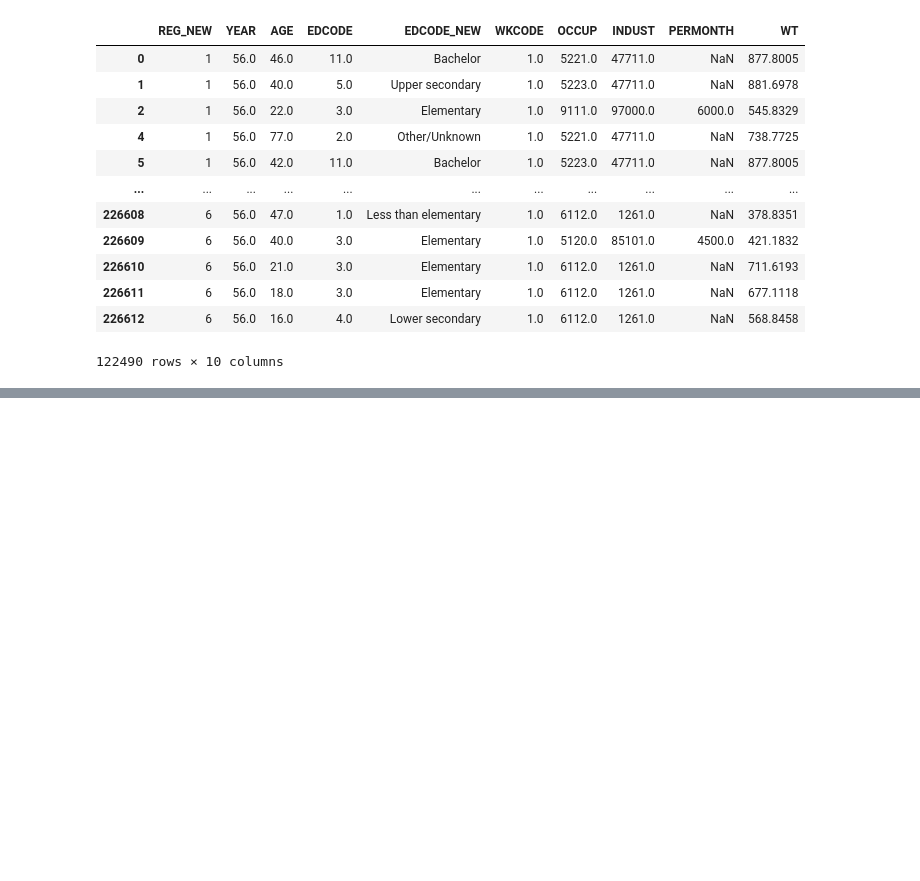
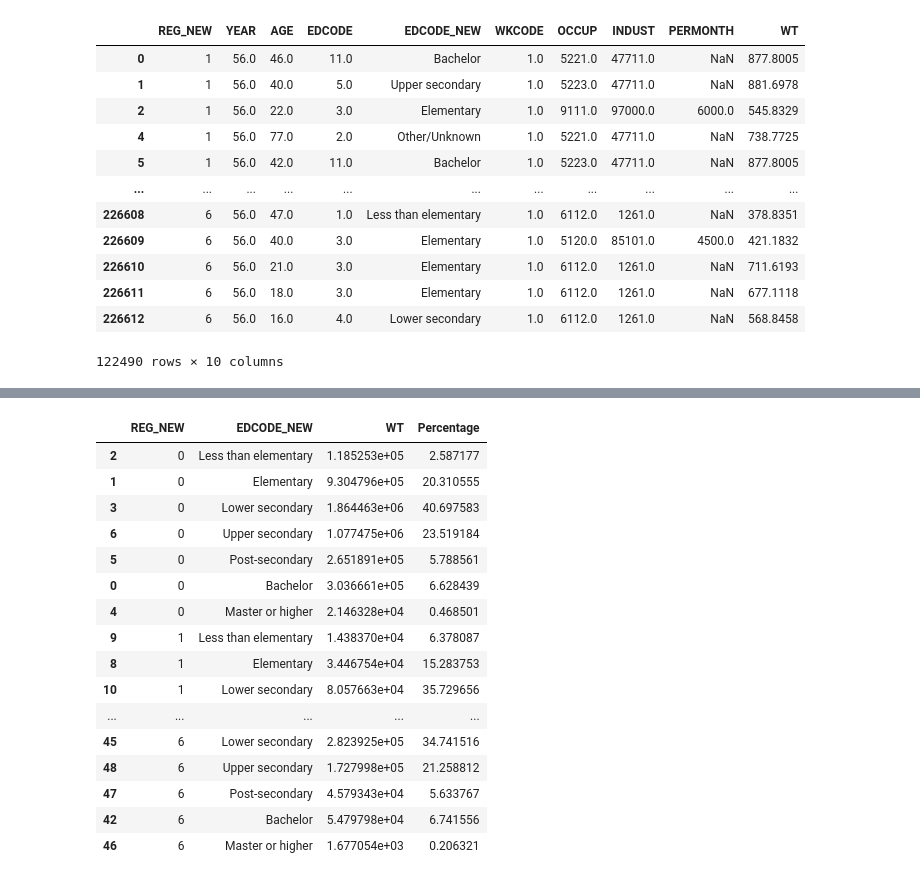
Before and after one commit to PhakphumJ/Thesis_code, a Jupyter notebook: LFS_code.ipynb, the cells around one changed output, grey strips where cells are left out. Saved outputs shown, nothing was run; the diff lists cells and outputs as text; code cells hidden in the pictures; blank space fills up the shorter version.

Commit message:
Edu focus on young LF

```diff
--- a/LFS_code.ipynb
+++ b/LFS_code.ipynb
@@ -312,0 +273,63 @@ LFS_56_Q1_EDU_REG_TOTAL
+# %%
+## Focus on young labor force (15-24) which is those who just entered the labor market.
+LFS_56_Q1_YOUNG = LFS_56_Q1[LFS_56_Q1["AGE"] <= 24]
+# %%
+#### Repeat the same process of tabulating the data. Focus on education level.
+## Tabulate the data.
+LFS_56_Q1_YOUNG_EDU_REG_TOTAL = LFS_56_Q1_YOUNG.groupby(["REG_NEW", "EDCODE_NEW"]).agg({"WT": "sum"}).reset_index() ## Don't sort by the alphabetical order.
+
+## Exclude the "Other/Unknown" category.
+LFS_56_Q1_YOUNG_EDU_REG_TOTAL = LFS_56_Q1_YOUNG_EDU_REG_TOTAL[LFS_56_Q1_YOUNG_EDU_REG_TOTAL["EDCODE_NEW"] != "Other/Unknown"].reset_index(drop=True) ## drop previous index (otherwise it becomes a new column)
+
+## Create a new column for the percentage of each education level in each region.
+LFS_56_Q1_YOUNG_EDU_REG_TOTAL["Percentage"] = LFS_56_Q1_YOUNG_EDU_REG_TOTAL.groupby("REG_NEW")["WT"].apply(lambda x: x/x.sum()*100).reset_index().WT
+
+## Compute the total number of people in each education level at the national level
+LFS_56_Q1_YOUNG_EDU_NAT_TOTAL = LFS_56_Q1_YOUNG_EDU_REG_TOTAL.groupby(["EDCODE_NEW"]).agg({"WT": "sum"}).reset_index()
+
+## Create column REG_NEW for the national level. Set it to 0.
+LFS_56_Q1_YOUNG_EDU_NAT_TOTAL["REG_NEW"] = 0
+
+# Make REG_NEW the first column.
+cols = LFS_56_Q1_YOUNG_EDU_NAT_TOTAL.columns.tolist()
+
+cols = cols[-1:] + cols[:-1]
+LFS_56_Q1_YOUNG_EDU_NAT_TOTAL = LFS_56_Q1_YOUNG_EDU_NAT_TOTAL[cols]
+
+## Create a new column for the percentage of each education level
+LFS_56_Q1_YOUNG_EDU_NAT_TOTAL["Percentage"] = LFS_56_Q1_YOUNG_EDU_NAT_TOTAL["WT"]/LFS_56_Q1_YOUNG_EDU_NAT_TOTAL["WT"].sum()*100
+
+## Concatenate the national level data to the regional level data.
+LFS_56_Q1_YOUNG_EDU_REG_TOTAL = pd.concat([LFS_56_Q1_YOUNG_EDU_NAT_TOTAL, LFS_56_Q1_YOUNG_EDU_REG_TOTAL], axis = 0).reset_index(drop=True) ## drop previous index entirely.
+
+## remove the dataframes that are no longer needed.
+del LFS_56_Q1_YOUNG_EDU_NAT_TOTAL
+
+### Sort the table by EDCODE_NEW.
+custom_dict_edu = {'Less than elementary': 0, 'Elementary': 1, 'Lower secondary': 2, 'Upper secondary': 3, 'Post-secondary': 4, 'Bachelor': 5, 'Master or higher': 6, 'Other/Unknown': 7}
+
+# Convert EDCODE_NEW to an ordered categorical data type
+LFS_56_Q1_YOUNG_EDU_REG_TOTAL['EDCODE_NEW'] = pd.Categorical(LFS_56_Q1_YOUNG_EDU_REG_TOTAL['EDCODE_NEW'], categories=custom_dict_edu.keys(), ordered=True)
+
+# Sort the table by EDCODE_NEW and REG_NEW
+LFS_56_Q1_YOUNG_EDU_REG_TOTAL.sort_values(by=['REG_NEW', 'EDCODE_NEW'], inplace=True)
+
+LFS_56_Q1_YOUNG_EDU_REG_TOTAL
+# %% [output]
+|  | REG_NEW | EDCODE_NEW | WT | Percentage |
+| 2 | 0 | Less than elementary | 1.185253e+05 | 2.587177 |
+| 1 | 0 | Elementary | 9.304796e+05 | 20.310555 |
+| 3 | 0 | Lower secondary | 1.864463e+06 | 40.697583 |
+| 6 | 0 | Upper secondary | 1.077475e+06 | 23.519184 |
+| 5 | 0 | Post-secondary | 2.651891e+05 | 5.788561 |
+| 0 | 0 | Bachelor | 3.036661e+05 | 6.628439 |
+| 4 | 0 | Master or higher | 2.146328e+04 | 0.468501 |
+| 9 | 1 | Less than elementary | 1.438370e+04 | 6.378087 |
+| 8 | 1 | Elementary | 3.446754e+04 | 15.283753 |
+| 10 | 1 | Lower secondary | 8.057663e+04 | 35.729656 |
+| ... | ... | ... | ... | ... |
+| 45 | 6 | Lower secondary | 2.823925e+05 | 34.741516 |
+| 48 | 6 | Upper secondary | 1.727998e+05 | 21.258812 |
+| 47 | 6 | Post-secondary | 4.579343e+04 | 5.633767 |
+| 42 | 6 | Bachelor | 5.479798e+04 | 6.741556 |
+| 46 | 6 | Master or higher | 1.677054e+03 | 0.206321 |
```
Also changed, not shown: parts of 5 cells of this notebook.
